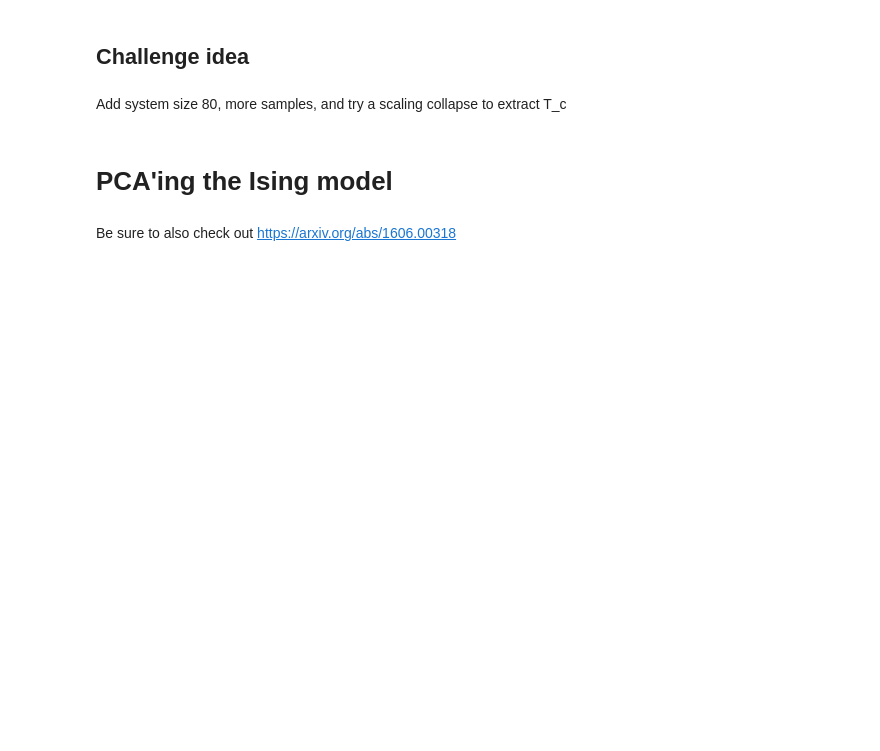
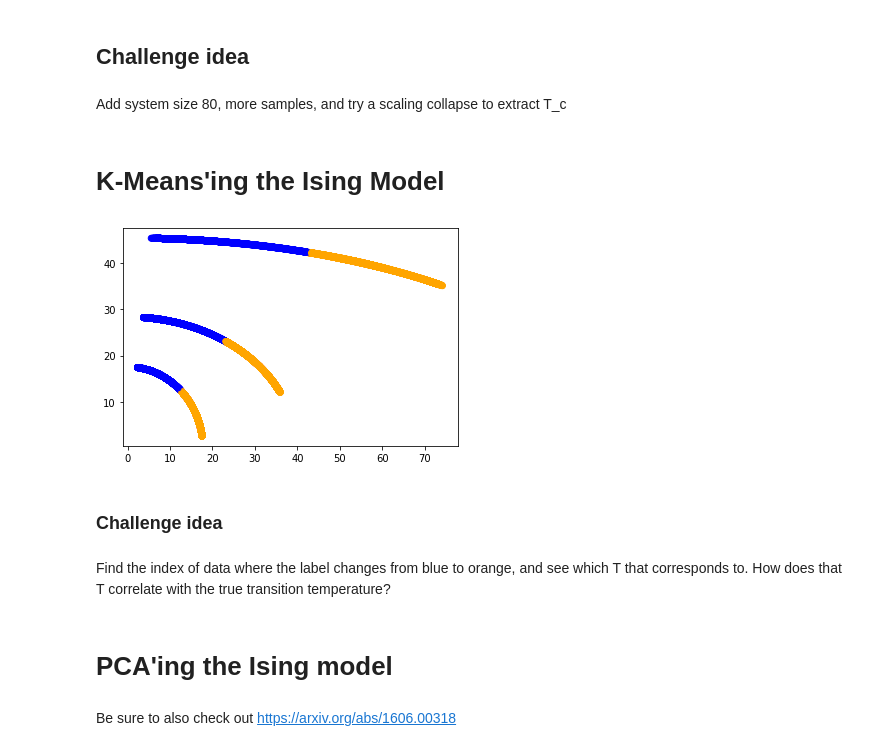
Before and after one commit to CRC183-summer-school/school_2021, a Jupyter notebook: notebooks/EvN_Lecture_2.ipynb, the cells around one changed output. Cells and saved outputs as stored; diff of their text form; code cells hidden in the pictures; blank space fills up the shorter version.

Commit message:
Added k-Means

```diff
--- a/notebooks/EvN_Lecture_2.ipynb
+++ b/notebooks/EvN_Lecture_2.ipynb
@@ -71,6 +71,31 @@ ax.legend(fancybox=True)
 ## Challenge idea
 # %% [markdown]
 Add system size 80, more samples, and try a scaling collapse to extract T_c
+# %% [markdown]
+# K-Means'ing the Ising Model
+# %%
+from sklearn.cluster import KMeans
+
+Ts = np.arange(1.6, 3.0, 0.1)
+for a,L in enumerate([10,20,40]):
+
+    # Collect all data (for all Ts) into one list
+    raw_x = []
+    for t,T in enumerate(Ts):
+        data = all_data[L]['%.3f'%T]
+        for c,snapshot in enumerate(data):
+            raw_x.append( snapshot )
+
+    kmeans = KMeans(n_clusters=2, random_state=0).fit(raw_x)
+    proj = kmeans.transform(raw_x)
+    colors = ['blue' if l == 0 else 'orange' for l in kmeans.labels_]
+    plt.scatter(proj[:,0], proj[:,1], color=colors)
+# %% [output]
+[figure, added]
+# %% [markdown]
+### Challenge idea
+# %% [markdown]
+Find the index of data where the label changes from blue to orange, and see which T that corresponds to. How does that T correlate with the true transition temperature?
 # %% [markdown]
 # PCA'ing the Ising model
 # %% [markdown]
```
Also changed, not shown: parts of 2 cells of this notebook.
